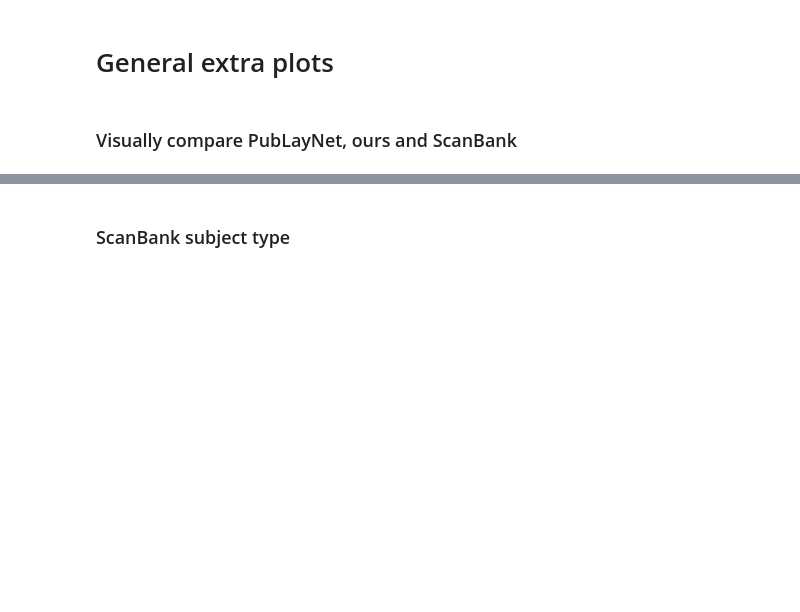
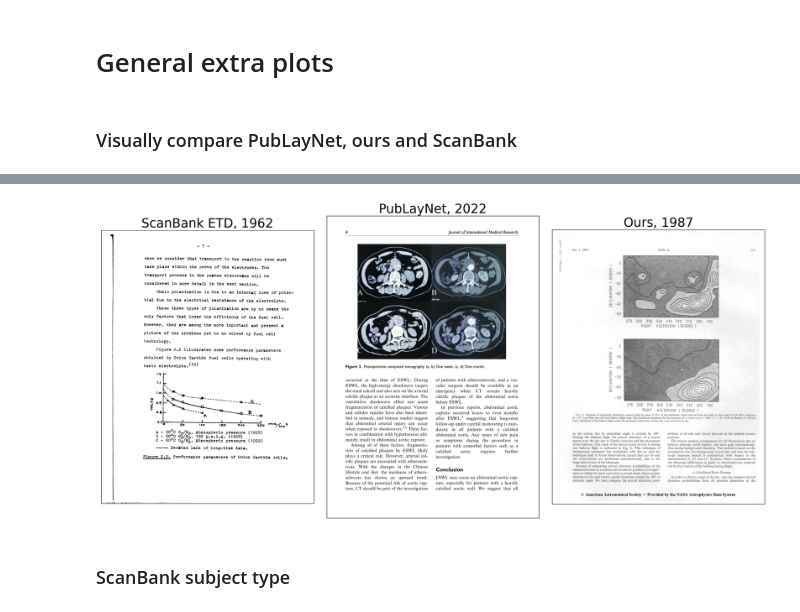
Before and after one commit to ReadingTimeMachine/digitization_at_high_localization, a Jupyter notebook: extra_plots.ipynb, the cells around one changed output, grey strips where cells are left out. Drawn from its saved outputs; the diff is of its cells as text; code cells hidden in the pictures; blank space fills up the shorter version.

```diff
--- a/extra_plots.ipynb
+++ b/extra_plots.ipynb
@@ -88,3 +130,23 @@ plt.show()
+# %%
+# now add some outlines for figs and captions:
+
+fig,ax = plt.subplots(1,3, figsize=(20,10))
+for i,(f,d,t) in enumerate(zip(figures,dirs,titles)):
+    im = np.array(Image.open(d+f).convert('RGB'))
+    ax[i].imshow(im)
+    ax[i].set_title(t)
+    # for major ticks
+    ax[i].set_xticks([])
+    ax[i].set_yticks([])
+    # for minor ticks
+    ax[i].set_xticks([], minor=True)
+    ax[i].set_yticks([], minor=True)
+
+fig.tight_layout()
+fig.savefig(save_dir + 'scanbank_publaynet_viz_compare_withBoxes.pdf')
+plt.show()
+# %% [output]
+[figure, added]
 # %% [markdown]
 ### ScanBank subject type
 # %%
```
Also changed, not shown: parts of 1 cell of this notebook.
